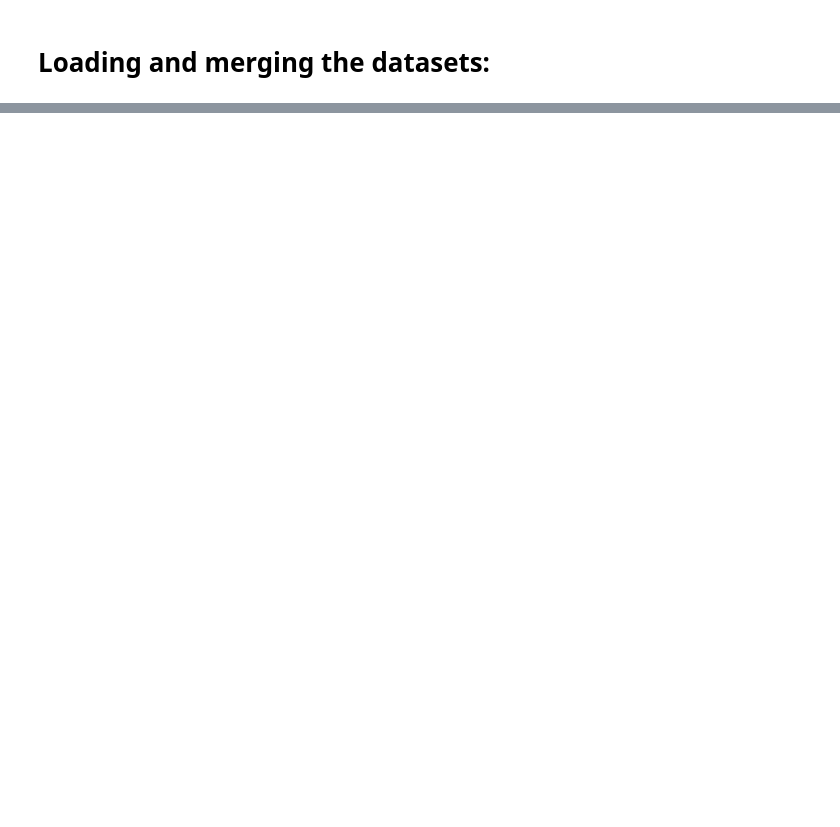
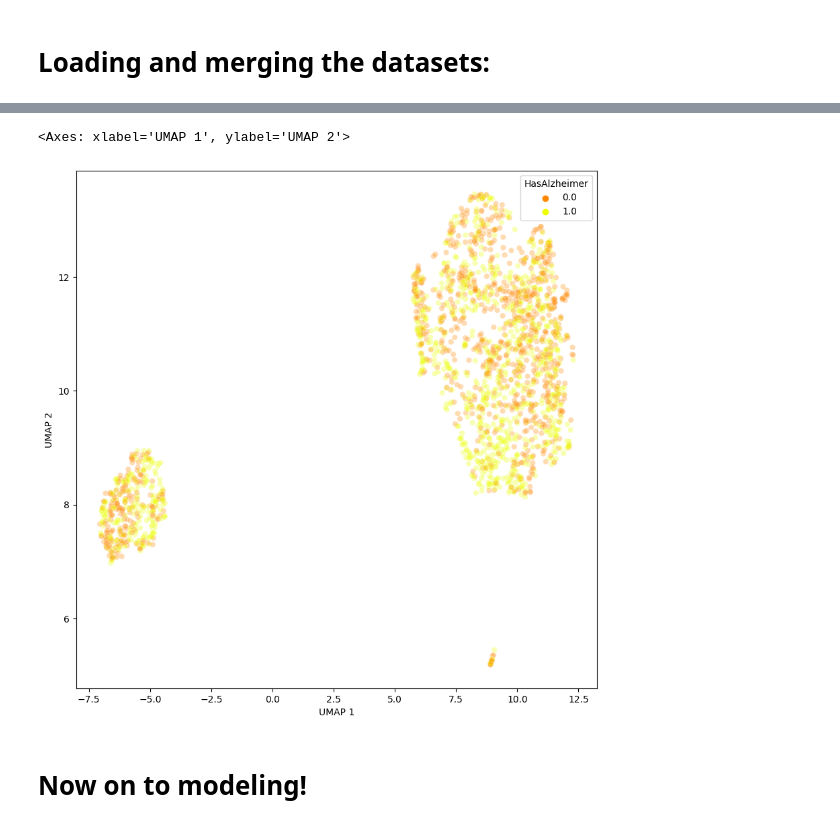
Before and after one commit to jamiecarnevale/GeneClassification-AD, a Jupyter notebook: Merged Datasets Modelling.ipynb, the cells around one changed output, grey strips where cells are left out. Cells and saved outputs as stored; diff of their text form; code cells hidden in the pictures; blank space fills up the shorter version.

```diff
--- a/Merged Datasets Modelling.ipynb
+++ b/Merged Datasets Modelling.ipynb
@@ -46,0 +98,2 @@ dfz
+# %%
+dfz['sex'] = dfz['sex2'].fillna(dfz['sex1'])
@@ -46,0 +210,26 @@ dfz
+# %%
+umap = UMAP(n_components=2).fit_transform(preprocessor.transform(X_train))
+
+# Create a DataFrame for visualization
+umap_df = pd.DataFrame(data = umap, columns = ['UMAP 1', 'UMAP 2'])
+
+# Create a DataFrame from y_train and reset the index
+target_df = y_train.reset_index(drop=True)
+
+# Concatenate umap_df and target_df along the columns axis
+umap_df = pd.concat([umap_df, target_df], axis=1)
+
+# Scatterplot
+plt.figure(figsize=(10,10))
+sns.scatterplot(
+    x="UMAP 1", y="UMAP 2",
+    hue="HasAlzheimer",
+    palette=sns.color_palette("hsv", 10),
+    data=umap_df,
+    legend="full",
+    alpha=0.3)
+# %% [output]
+<Axes: xlabel='UMAP 1', ylabel='UMAP 2'>
+[figure, added]
+# %% [markdown]
+# Now on to modeling!
```
Also changed, not shown: parts of 19 cells of this notebook, 4 other files.
